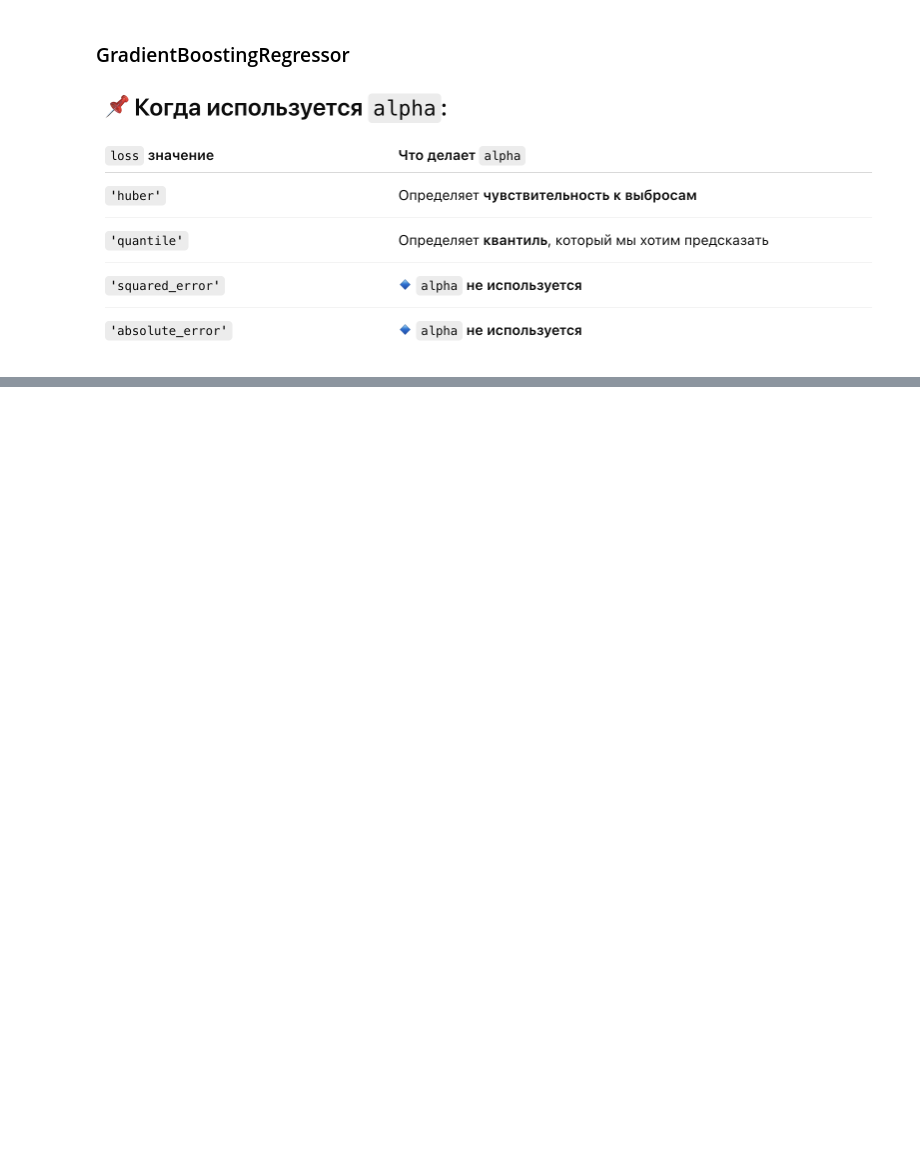
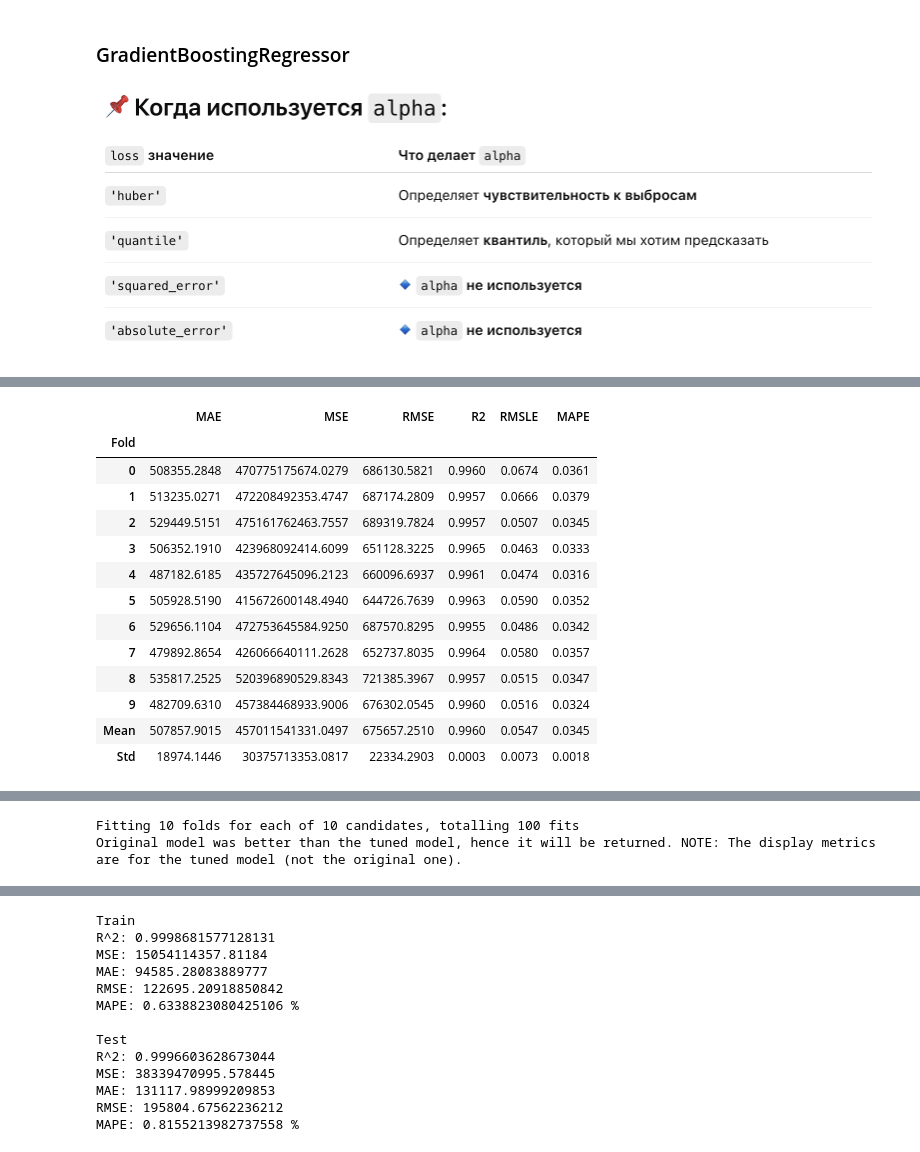
Before and after one commit to KolodnitskyIlya/ML-labs, a Jupyter notebook: lab_4/lab_4_reg.ipynb, the cells around one changed output, grey strips where cells are left out. Saved outputs shown, nothing was run; the diff lists cells and outputs as text; code cells hidden in the pictures; blank space fills up the shorter version.

```diff
--- a/lab_4/lab_4_reg.ipynb
+++ b/lab_4/lab_4_reg.ipynb
@@ -478,0 +618,18 @@ MAPE: 6.5269724928583965 %
+# %%
+tuned_model = tune_model(best_model)
+
+X_train = get_config('X_train')
+y_train = get_config('y_train')
+X_test = get_config('X_test')
+y_test = get_config('y_test')
+
+y_pred_test = predict_model(tuned_model, data=X_test)
+y_pred_train = predict_model(tuned_model, data=X_train)
+
+print('Train')
+print_metrics(r2_score, mean_squared_error, mean_absolute_error, root_mean_squared_error, mean_absolute_percentage_error, y_true=y_train, y_pred=y_pred_train['prediction_label'])
+print()
+print('Test')
+print_metrics(r2_score, mean_squared_error, mean_absolute_error, root_mean_squared_error, mean_absolute_percentage_error, y_true=y_test, y_pred=y_pred_test['prediction_label'])
+print()
+# %% [output]
@@ -478,0 +637,14 @@ MAPE: 6.5269724928583965 %
+|  | MAE | MSE | RMSE | R2 | RMSLE | MAPE |
+| Fold |  |  |  |  |  |  |
+| 0 | 508355.2848 | 470775175674.0279 | 686130.5821 | 0.9960 | 0.0674 | 0.0361 |
+| 1 | 513235.0271 | 472208492353.4747 | 687174.2809 | 0.9957 | 0.0666 | 0.0379 |
+| 2 | 529449.5151 | 475161762463.7557 | 689319.7824 | 0.9957 | 0.0507 | 0.0345 |
+| 3 | 506352.1910 | 423968092414.6099 | 651128.3225 | 0.9965 | 0.0463 | 0.0333 |
+| 4 | 487182.6185 | 435727645096.2123 | 660096.6937 | 0.9961 | 0.0474 | 0.0316 |
+| 5 | 505928.5190 | 415672600148.4940 | 644726.7639 | 0.9963 | 0.0590 | 0.0352 |
+| 6 | 529656.1104 | 472753645584.9250 | 687570.8295 | 0.9955 | 0.0486 | 0.0342 |
+| 7 | 479892.8654 | 426066640111.2628 | 652737.8035 | 0.9964 | 0.0580 | 0.0357 |
+| 8 | 535817.2525 | 520396890529.8343 | 721385.3967 | 0.9957 | 0.0515 | 0.0347 |
+| 9 | 482709.6310 | 457384468933.9006 | 676302.0545 | 0.9960 | 0.0516 | 0.0324 |
+| Mean | 507857.9015 | 457011541331.0497 | 675657.2510 | 0.9960 | 0.0547 | 0.0345 |
+| Std | 18974.1446 | 30375713353.0817 | 22334.2903 | 0.0003 | 0.0073 | 0.0018 |
@@ -478,0 +652,2 @@ MAPE: 6.5269724928583965 %
+Fitting 10 folds for each of 10 candidates, totalling 100 fits
+Original model was better than the tuned model, hence it will be returned. NOTE: The display metrics are for the tuned model (not the original one).
@@ -478,0 +656,13 @@ MAPE: 6.5269724928583965 %
+Train
+R^2: 0.9998681577128131
+MSE: 15054114357.81184
+MAE: 94585.28083889777
+RMSE: 122695.20918850842
+MAPE: 0.6338823080425106 %
+
+Test
+R^2: 0.9996603628673044
+MSE: 38339470995.578445
+MAE: 131117.98999209853
+RMSE: 195804.67562236212
+MAPE: 0.8155213982737558 %
```
Also changed, not shown: parts of 31 cells of this notebook, 1 other file.
